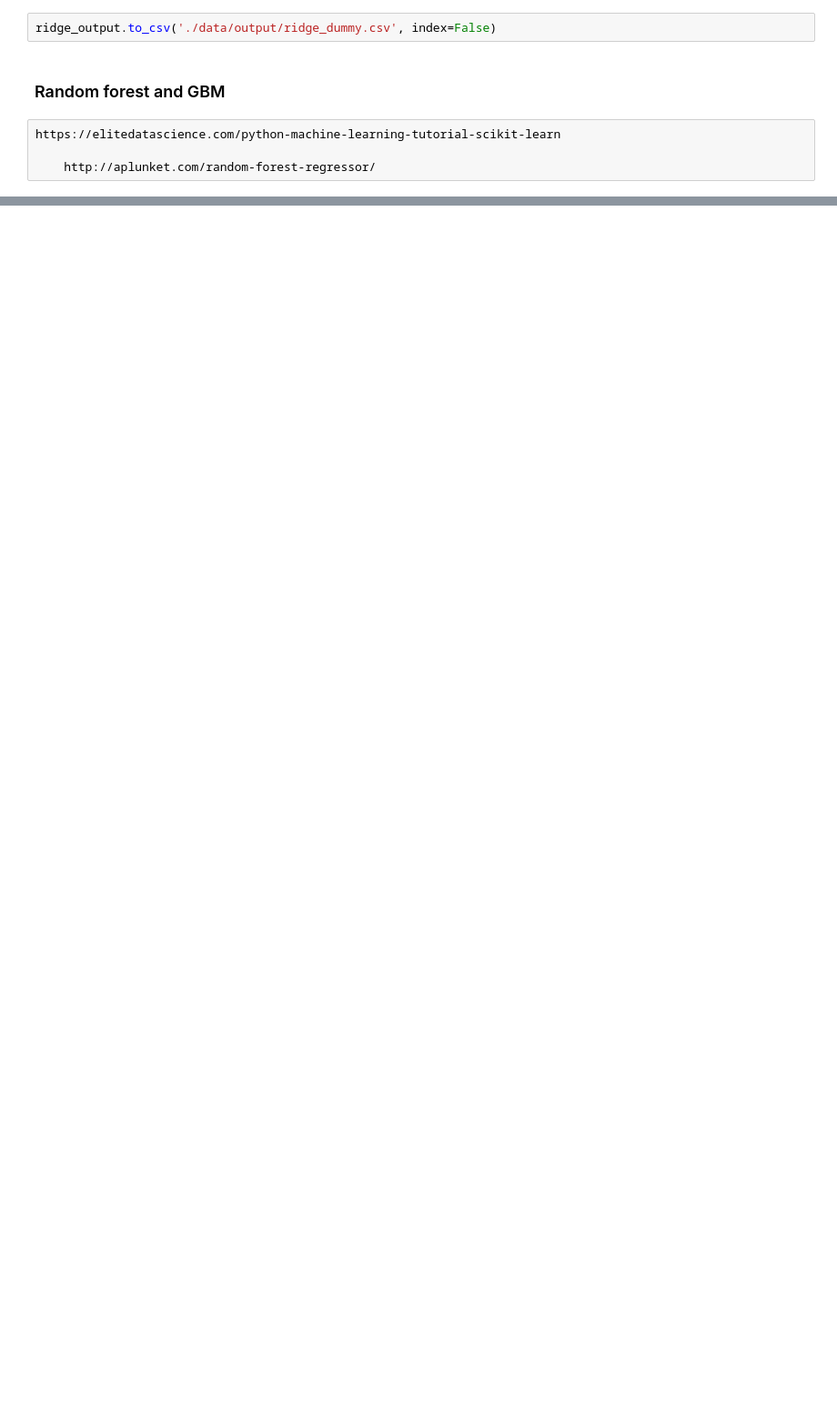
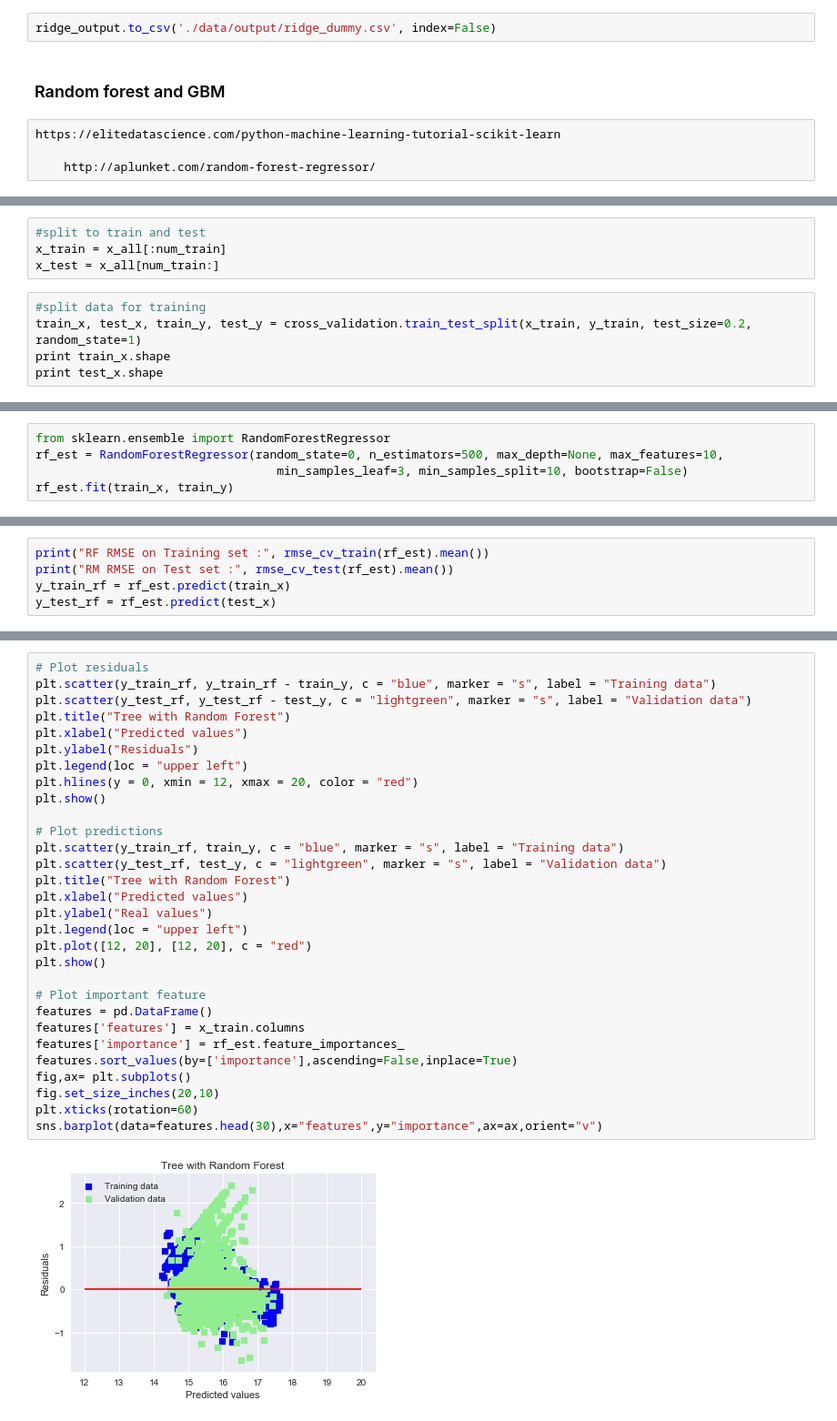
Before and after one commit to whalejasmine/ruhouse, a Jupyter notebook: Lasso_RF_GBM.ipynb, the cells around one changed output, grey strips where cells are left out. Shown at 91% size. Drawn from its saved outputs; the diff is of its cells as text; blank space fills up the shorter version.

```diff
--- a/Lasso_RF_GBM.ipynb
+++ b/Lasso_RF_GBM.ipynb
@@ -738,0 +748,9 @@ https://elitedatascience.com/python-machine-learning-tutorial-scikit-learn
+# %%
+#split to train and test
+x_train = x_all[:num_train]
+x_test = x_all[num_train:]
+# %%
+#split data for training
+train_x, test_x, train_y, test_y = cross_validation.train_test_split(x_train, y_train, test_size=0.2, random_state=1)
+print train_x.shape
+print test_x.shape
@@ -738,0 +783,5 @@ https://elitedatascience.com/python-machine-learning-tutorial-scikit-learn
+# %%
+from sklearn.ensemble import RandomForestRegressor
+rf_est = RandomForestRegressor(random_state=0, n_estimators=500, max_depth=None, max_features=10,
+                                  min_samples_leaf=3, min_samples_split=10, bootstrap=False)
+rf_est.fit(train_x, train_y)
@@ -738,0 +798,5 @@ https://elitedatascience.com/python-machine-learning-tutorial-scikit-learn
+# %%
+print("RF RMSE on Training set :", rmse_cv_train(rf_est).mean())
+print("RM RMSE on Test set :", rmse_cv_test(rf_est).mean())
+y_train_rf = rf_est.predict(train_x)
+y_test_rf = rf_est.predict(test_x)
@@ -738,0 +806,32 @@ https://elitedatascience.com/python-machine-learning-tutorial-scikit-learn
+# %%
+# Plot residuals
+plt.scatter(y_train_rf, y_train_rf - train_y, c = "blue", marker = "s", label = "Training data")
+plt.scatter(y_test_rf, y_test_rf - test_y, c = "lightgreen", marker = "s", label = "Validation data")
+plt.title("Tree with Random Forest")
+plt.xlabel("Predicted values")
+plt.ylabel("Residuals")
+plt.legend(loc = "upper left")
+plt.hlines(y = 0, xmin = 12, xmax = 20, color = "red")
+plt.show()
+
+# Plot predictions
+plt.scatter(y_train_rf, train_y, c = "blue", marker = "s", label = "Training data")
+plt.scatter(y_test_rf, test_y, c = "lightgreen", marker = "s", label = "Validation data")
+plt.title("Tree with Random Forest")
+plt.xlabel("Predicted values")
+plt.ylabel("Real values")
+plt.legend(loc = "upper left")
+plt.plot([12, 20], [12, 20], c = "red")
+plt.show()
+
+# Plot important feature
+features = pd.DataFrame()
+features['features'] = x_train.columns
+features['importance'] = rf_est.feature_importances_
+features.sort_values(by=['importance'],ascending=False,inplace=True)
+fig,ax= plt.subplots()
+fig.set_size_inches(20,10)
+plt.xticks(rotation=60)
+sns.barplot(data=features.head(30),x="features",y="importance",ax=ax,orient="v")
+# %% [output]
+[figure, added]
```
Also changed, not shown: parts of 49 cells of this notebook, 24 other files.
